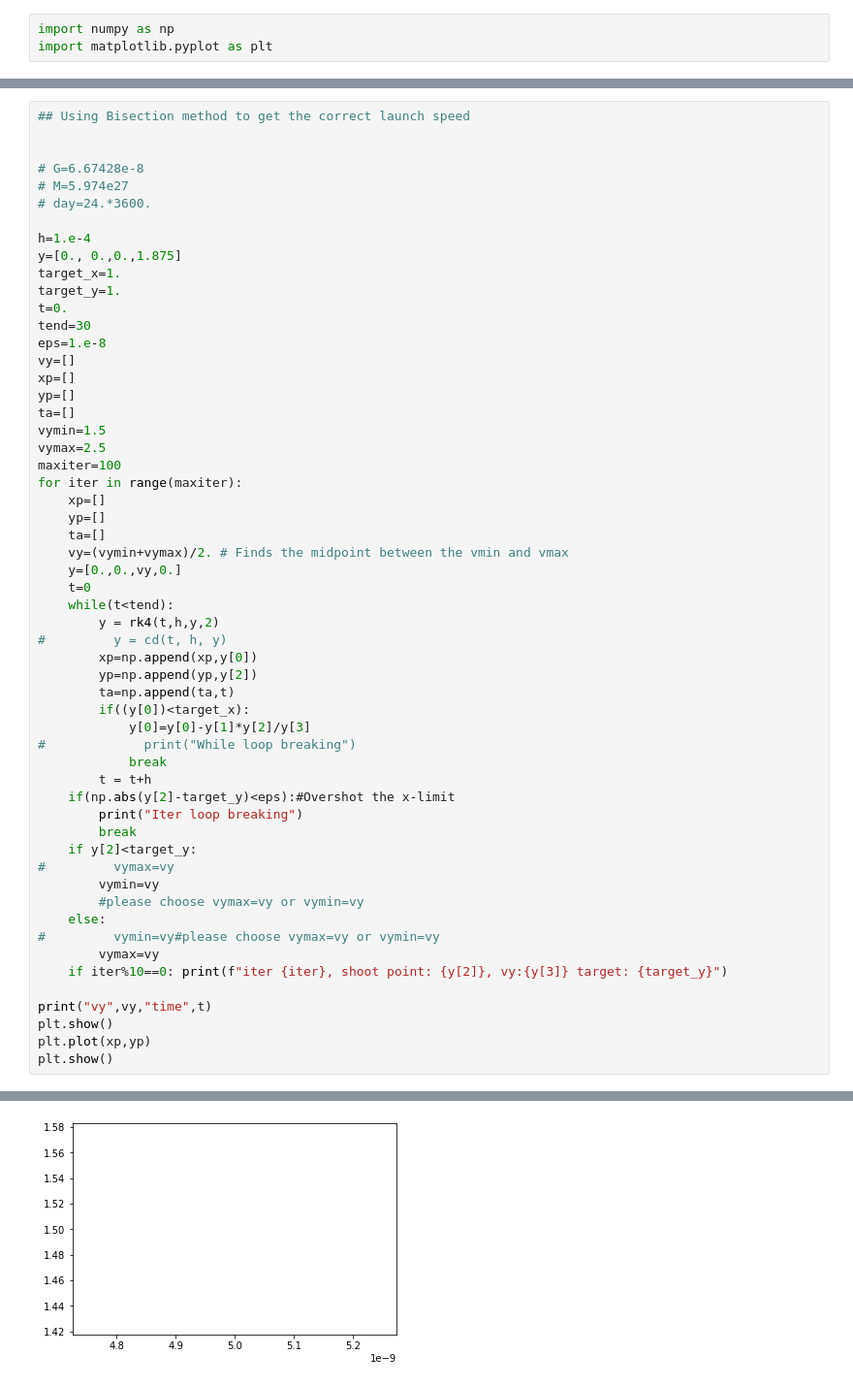
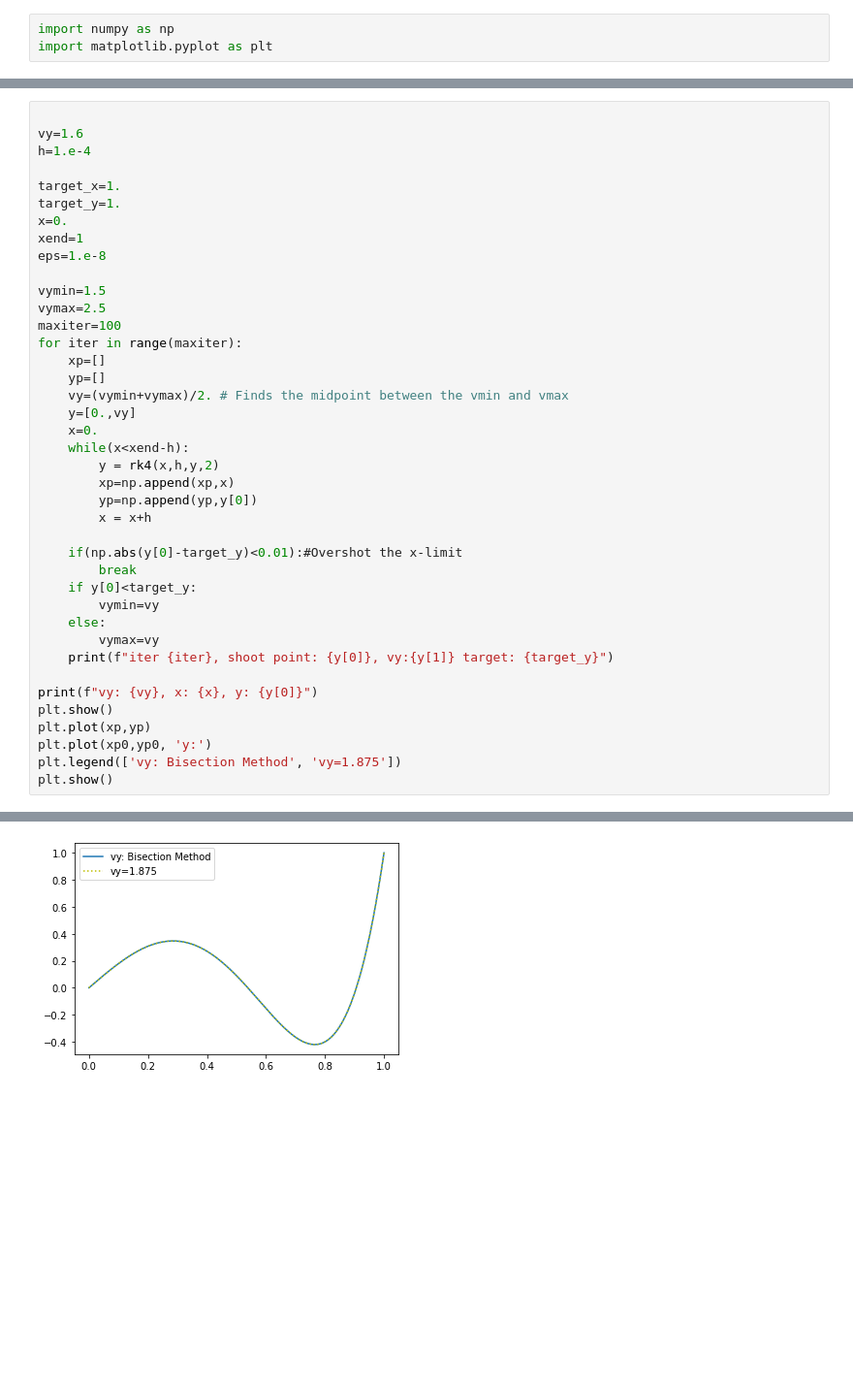
Before and after one commit to RASchauer/computational-physics-class-404-604-Spring-2021, a Jupyter notebook: Homework_6.ipynb, the cells around one changed output, grey strips where cells are left out. Shown at 97% size. Saved outputs shown, nothing was run; the diff lists cells and outputs as text; blank space fills up the shorter version.

Commit message:
Update Homework_6.ipynb
Corrected errors in code, cleaned up, add Markdown documentation

```diff
--- a/Homework_6.ipynb
+++ b/Homework_6.ipynb
@@ -46,57 +104,41 @@ def cd(t, h, y):
 # %%
-## Using Bisection method to get the correct launch speed
 
+vy=1.6
+h=1.e-4
 
-# G=6.67428e-8
-# M=5.974e27
-# day=24.*3600.
-
-h=1.e-4
-y=[0., 0.,0.,1.875]
 target_x=1.
 target_y=1.
-t=0.
-tend=30
+x=0.
+xend=1
 eps=1.e-8
-vy=[]
-xp=[]
-yp=[]
-ta=[]
+
 vymin=1.5
 vymax=2.5
 maxiter=100
 for iter in range(maxiter):
     xp=[]
     yp=[]
-    ta=[]
     vy=(vymin+vymax)/2. # Finds the midpoint between the vmin and vmax
-    y=[0.,0.,vy,0.]
-    t=0
-    while(t<tend):
-        y = rk4(t,h,y,2)
-#         y = cd(t, h, y)
-        xp=np.append(xp,y[0])
-        yp=np.append(yp,y[2])
-        ta=np.append(ta,t)
-        if((y[0])<target_x):
-            y[0]=y[0]-y[1]*y[2]/y[3]
-#             print("While loop breaking")
-            break
-        t = t+h
-    if(np.abs(y[2]-target_y)<eps):#Overshot the x-limit
-        print("Iter loop breaking")
+    y=[0.,vy]
+    x=0.
+    while(x<xend-h):
+        y = rk4(x,h,y,2)
+        xp=np.append(xp,x)
+        yp=np.append(yp,y[0])
+        x = x+h
+
+    if(np.abs(y[0]-target_y)<0.01):#Overshot the x-limit
         break
-    if y[2]<target_y:
-#         vymax=vy
+    if y[0]<target_y:
         vymin=vy
-        #please choose vymax=vy or vymin=vy
     else:
-#         vymin=vy#please choose vymax=vy or vymin=vy
         vymax=vy
-    if iter%10==0: print(f"iter {iter}, shoot point: {y[2]}, vy:{y[3]} target: {target_y}")
+    print(f"iter {iter}, shoot point: {y[0]}, vy:{y[1]} target: {target_y}")
 
-print("vy",vy,"time",t)
+print(f"vy: {vy}, x: {x}, y: {y[0]}")
 plt.show()
 plt.plot(xp,yp)
+plt.plot(xp0,yp0, 'y:')
+plt.legend(['vy: Bisection Method', 'vy=1.875'])
 plt.show()
 # %% [output]
@@ -114 +148 @@ vy 1.5 time 0
-[figure, old version]
+[figure, new version]
```
Also changed, not shown: parts of 8 cells of this notebook.
